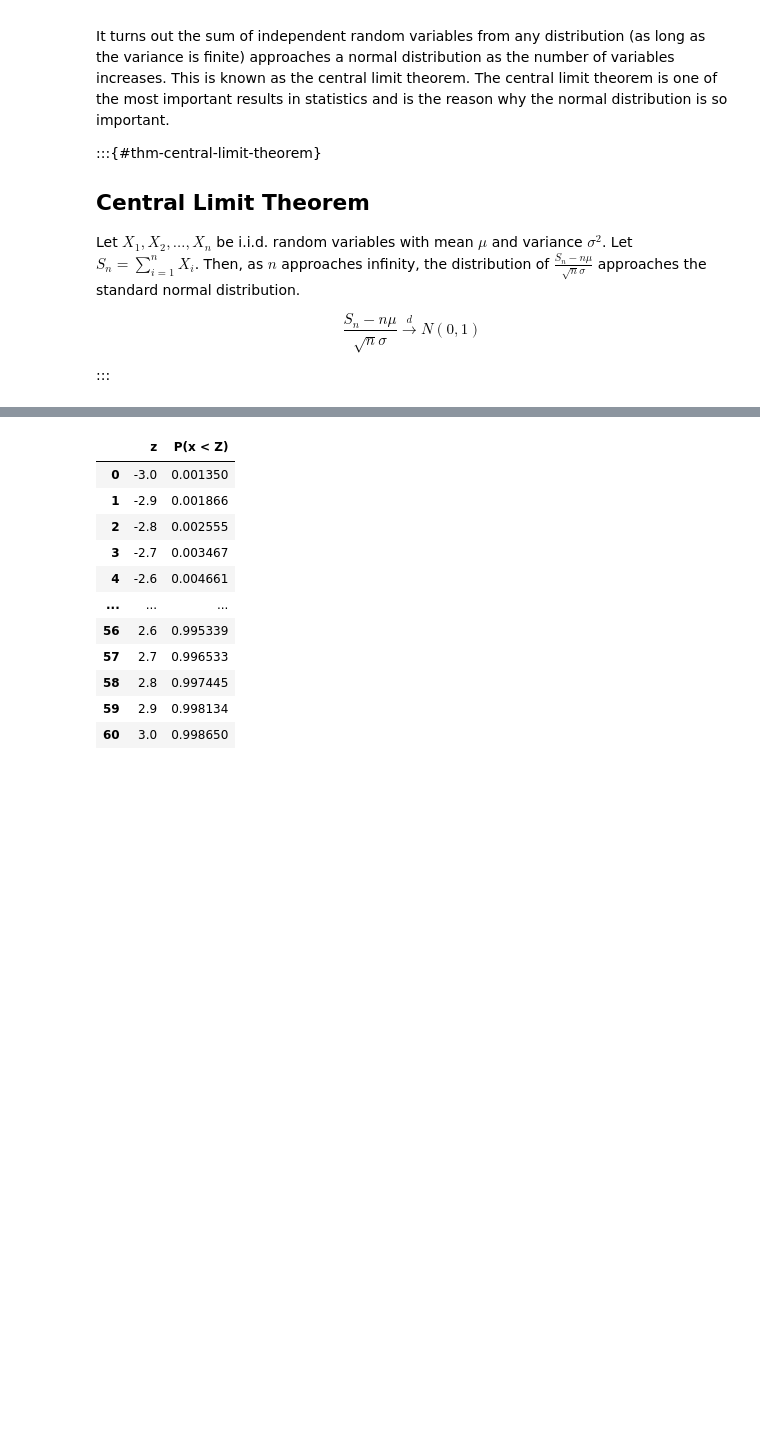
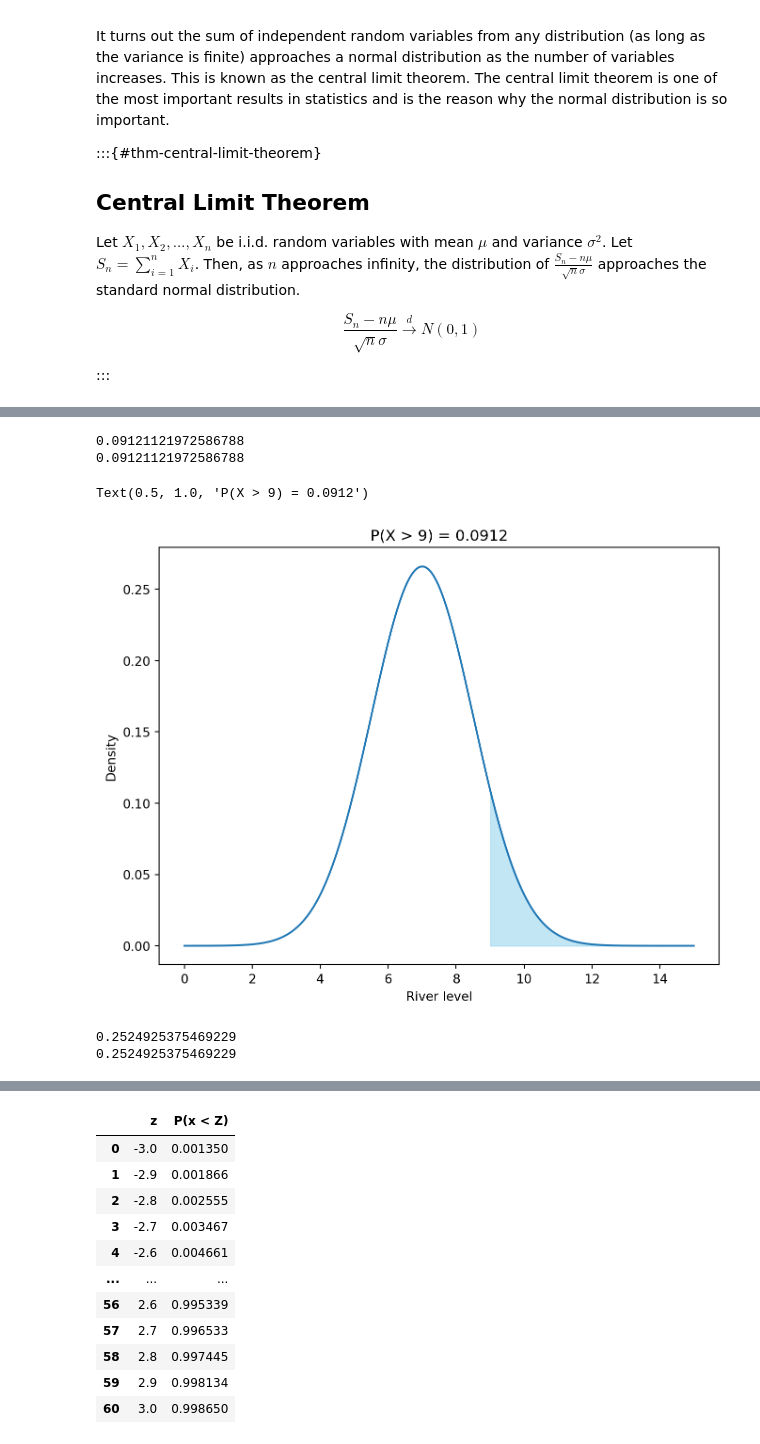
Before and after one commit to febse/stat2024, a Jupyter notebook: 11-Continuous-Distributions.ipynb, the cells around one changed output, grey strips where cells are left out. Cells and saved outputs as stored; diff of their text form; code cells hidden in the pictures; blank space fills up the shorter version.

```diff
--- a/11-Continuous-Distributions.ipynb
+++ b/11-Continuous-Distributions.ipynb
@@ -482,0 +533,40 @@ As with other distributions, we can calculate probabilities with the normal dist
+# %%
+# Compute the probabilities with scipy.stats
+
+# Probability that the river level is over 9 meters. In the following code loc is the mean and scale is the standard deviation.
+
+print(1 - stats.norm.cdf(9, loc=7, scale=1.5))
+
+# The same probability using the standard normal distribution
+
+print(1 - stats.norm.cdf((9 - 7) / 1.5))
+# %% [output]
+0.09121121972586788
+0.09121121972586788
+# %%
+# Show the probability as an area under the curve
+
+x = np.linspace(0, 15, 1000)
+
+y = stats.norm.pdf(x, loc=7, scale=1.5)
+
+plt.figure(figsize=(8, 6))
+plt.plot(x, y)
+plt.fill_between(x, y, where=(x > 9), color='skyblue', alpha=0.5)
+plt.xlabel('River level')
+plt.ylabel('Density')
+plt.title('P(X > 9) = 0.0912')
+# %% [output]
+Text(0.5, 1.0, 'P(X > 9) = 0.0912')
+[figure, added]
+# %%
+# Probability that the river is in drought (below 6 meters).
+
+print(stats.norm.cdf(6, loc=7, scale=1.5))
+
+# The same probability using the standard normal distribution.
+
+print(stats.norm.cdf((6 - 7) / 1.5))
+# %% [output]
+0.2524925375469229
+0.2524925375469229
```
Also changed, not shown: parts of 20 cells of this notebook, 1 other file.
